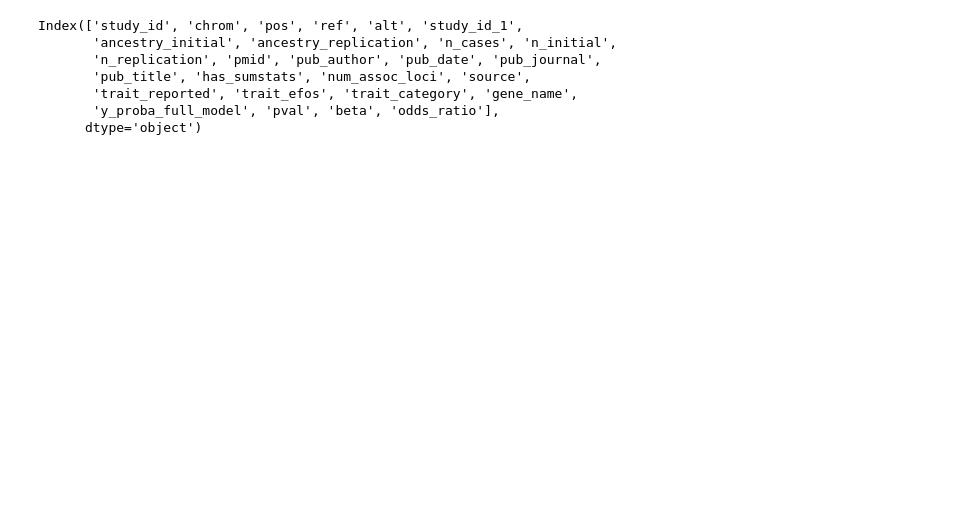
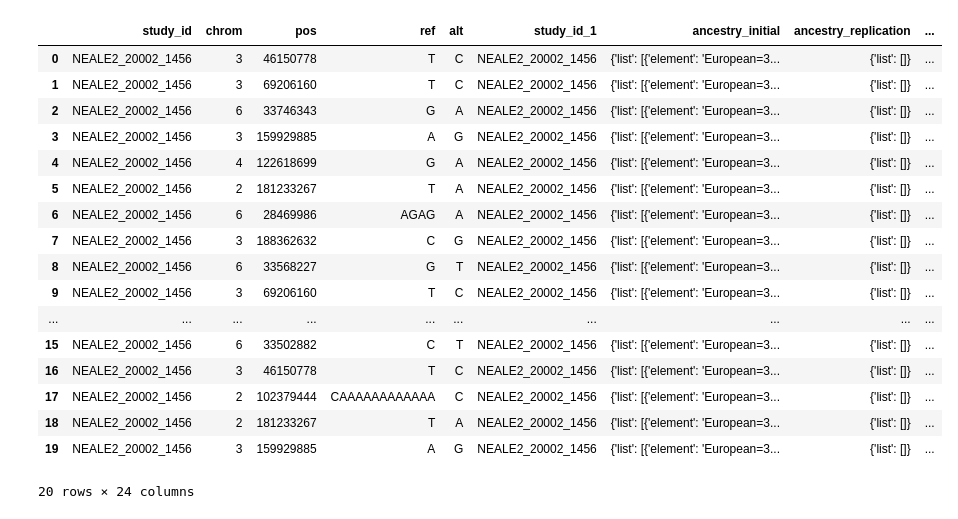
Before and after one commit to anderseng/Quick-Pedigree-Plotting, a Jupyter notebook: OpenTargets_Query.ipynb, the cells around one changed output. Drawn from its saved outputs; the diff is of its cells as text; code cells hidden in the pictures; blank space fills up the shorter version.

```diff
--- a/OpenTargets_Query.ipynb
+++ b/OpenTargets_Query.ipynb
@@ -81,10 +146,59 @@ l2g.sort_values("pval")
-# %%
-l2g.columns
-# %% [output]
-Index(['study_id', 'chrom', 'pos', 'ref', 'alt', 'study_id_1',
-       'ancestry_initial', 'ancestry_replication', 'n_cases', 'n_initial',
-       'n_replication', 'pmid', 'pub_author', 'pub_date', 'pub_journal',
-       'pub_title', 'has_sumstats', 'num_assoc_loci', 'source',
-       'trait_reported', 'trait_efos', 'trait_category', 'gene_name',
-       'y_proba_full_model', 'pval', 'beta', 'odds_ratio'],
-      dtype='object')
+# %%
+query='''
+WITH ranked_genes AS (
+    SELECT locus2gene.study_id,
+        locus2gene.chrom, locus2gene.pos, locus2gene.ref, locus2gene.alt,
+        study_metadata.*,
+        genes.gene_name, locus2gene.y_proba_full_model
+
+    FROM `bigquery-public-data.open_targets_genetics.locus2gene` AS locus2gene
+
+    #get GWAS metadata
+    INNER JOIN `bigquery-public-data.open_targets_genetics.studies` AS study_metadata
+    ON locus2gene.study_id = study_metadata.study_id
+
+    #get HGNC IDs
+    INNER JOIN `bigquery-public-data.open_targets_genetics.genes` AS genes
+    ON locus2gene.gene_id = genes.gene_id
+
+
+    #filter on the Neale Lab UKBB analysis
+    WHERE locus2gene.study_id LIKE '%NEALE2%'
+
+        #optional: filter on a disease
+        AND LOWER(study_metadata.trait_reported) LIKE '%coeliac%'
+
+        #remove the "raw" neale lab results -- I'm not sure what this is
+        AND locus2gene.study_id NOT LIKE '%raw%'
+
+        #filter to a l2g score threshold
+        AND locus2gene.y_proba_full_model > 0.2
+
+    )
+SELECT * from ranked_genes
+'''
+
+# Run the query
+query_job = client.query(query)
+
+l2g = query_job.to_dataframe()
+l2g
+# %% [output]
+|  | study_id | chrom | pos | ref | alt | study_id_1 | ancestry_initial | ancestry_replication | ... |
+| 0 | NEALE2_20002_1456 | 3 | 46150778 | T | C | NEALE2_20002_1456 | {'list': [{'element': 'European=3... | {'list': []} | ... |
+| 1 | NEALE2_20002_1456 | 3 | 69206160 | T | C | NEALE2_20002_1456 | {'list': [{'element': 'European=3... | {'list': []} | ... |
+| 2 | NEALE2_20002_1456 | 6 | 33746343 | G | A | NEALE2_20002_1456 | {'list': [{'element': 'European=3... | {'list': []} | ... |
+| 3 | NEALE2_20002_1456 | 3 | 159929885 | A | G | NEALE2_20002_1456 | {'list': [{'element': 'European=3... | {'list': []} | ... |
+| 4 | NEALE2_20002_1456 | 4 | 122618699 | G | A | NEALE2_20002_1456 | {'list': [{'element': 'European=3... | {'list': []} | ... |
+| 5 | NEALE2_20002_1456 | 2 | 181233267 | T | A | NEALE2_20002_1456 | {'list': [{'element': 'European=3... | {'list': []} | ... |
+| 6 | NEALE2_20002_1456 | 6 | 28469986 | AGAG | A | NEALE2_20002_1456 | {'list': [{'element': 'European=3... | {'list': []} | ... |
+| 7 | NEALE2_20002_1456 | 3 | 188362632 | C | G | NEALE2_20002_1456 | {'list': [{'element': 'European=3... | {'list': []} | ... |
+| 8 | NEALE2_20002_1456 | 6 | 33568227 | G | T | NEALE2_20002_1456 | {'list': [{'element': 'European=3... | {'list': []} | ... |
+| 9 | NEALE2_20002_1456 | 3 | 69206160 | T | C | NEALE2_20002_1456 | {'list': [{'element': 'European=3... | {'list': []} | ... |
+| ... | ... | ... | ... | ... | ... | ... | ... | ... | ... |
+| 15 | NEALE2_20002_1456 | 6 | 33502882 | C | T | NEALE2_20002_1456 | {'list': [{'element': 'European=3... | {'list': []} | ... |
+| 16 | NEALE2_20002_1456 | 3 | 46150778 | T | C | NEALE2_20002_1456 | {'list': [{'element': 'European=3... | {'list': []} | ... |
+| 17 | NEALE2_20002_1456 | 2 | 102379444 | CAAAAAAAAAAAA | C | NEALE2_20002_1456 | {'list': [{'element': 'European=3... | {'list': []} | ... |
+| 18 | NEALE2_20002_1456 | 2 | 181233267 | T | A | NEALE2_20002_1456 | {'list': [{'element': 'European=3... | {'list': []} | ... |
+| 19 | NEALE2_20002_1456 | 3 | 159929885 | A | G | NEALE2_20002_1456 | {'list': [{'element': 'European=3... | {'list': []} | ... |
+20 rows × 24 columns
```
Also changed, not shown: parts of 5 cells of this notebook.
